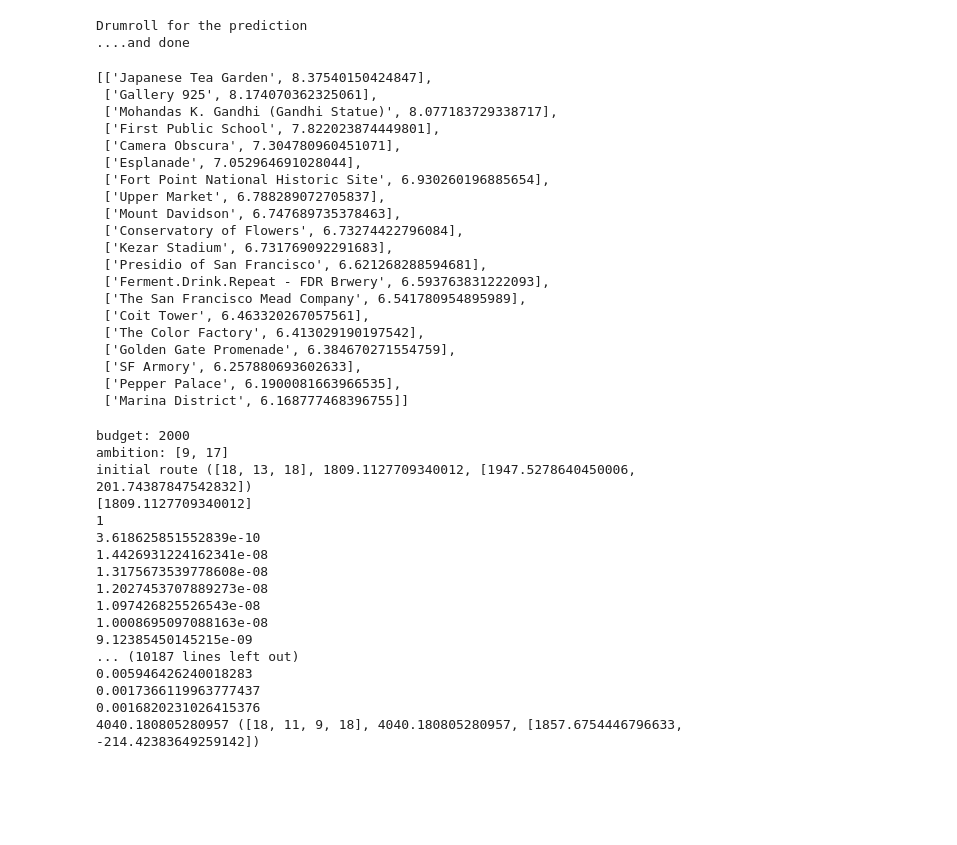
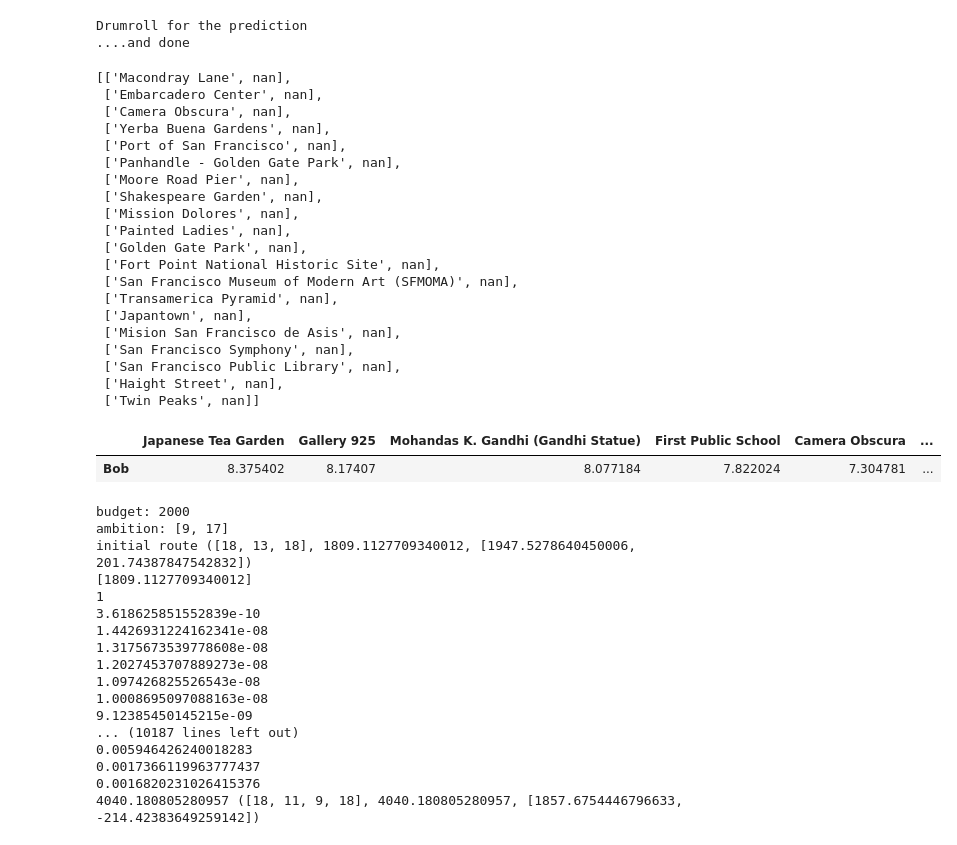
Before and after one commit to luxingshifu/TravelApp, a Jupyter notebook: testing_itin_generator.ipynb, the cells around one changed output. Drawn from its saved outputs; the diff is of its cells as text; code cells hidden in the pictures; blank space fills up the shorter version.

Commit message:
still working on database

```diff
--- a/testing_itin_generator.ipynb
+++ b/testing_itin_generator.ipynb
@@ -5,5 +7,5 @@ from api_itin import itin_generator
 # %%
-preferences=[10,8,-5,4]
+preferences=[0,0,0,0]
 prefs=recommender.preferences_to_placescores(preferences,num_results=20,weight=-10)
 # %% [output]
 Drumroll for the prediction
@@ -11,23 +13,23 @@ Drumroll for the prediction
 # %%
 prefs
 # %% [output]
-[['Japanese Tea Garden', 8.37540150424847],
- ['Gallery 925', 8.174070362325061],
- ['Mohandas K. Gandhi (Gandhi Statue)', 8.077183729338717],
- ['First Public School', 7.822023874449801],
- ['Camera Obscura', 7.304780960451071],
- ['Esplanade', 7.052964691028044],
- ['Fort Point National Historic Site', 6.930260196885654],
- ['Upper Market', 6.788289072705837],
- ['Mount Davidson', 6.747689735378463],
- ['Conservatory of Flowers', 6.73274422796084],
- ['Kezar Stadium', 6.731769092291683],
- ['Presidio of San Francisco', 6.621268288594681],
- ['Ferment.Drink.Repeat - FDR Brwery', 6.593763831222093],
- ['The San Francisco Mead Company', 6.541780954895989],
- ['Coit Tower', 6.463320267057561],
- ['The Color Factory', 6.413029190197542],
- ['Golden Gate Promenade', 6.384670271554759],
- ['SF Armory', 6.257880693602633],
- ['Pepper Palace', 6.1900081663966535],
- ['Marina District', 6.168777468396755]]
+[['Macondray Lane', nan],
+ ['Embarcadero Center', nan],
+ ['Camera Obscura', nan],
+ ['Yerba Buena Gardens', nan],
+ ['Port of San Francisco', nan],
+ ['Panhandle - Golden Gate Park', nan],
+ ['Moore Road Pier', nan],
+ ['Shakespeare Garden', nan],
+ ['Mission Dolores', nan],
+ ['Painted Ladies', nan],
+ ['Golden Gate Park', nan],
+ ['Fort Point National Historic Site', nan],
+ ['San Francisco Museum of Modern Art (SFMOMA)', nan],
+ ['Transamerica Pyramid', nan],
+ ['Japantown', nan],
+ ['Mision San Francisco de Asis', nan],
+ ['San Francisco Symphony', nan],
+ ['San Francisco Public Library', nan],
+ ['Haight Street', nan],
+ ['Twin Peaks', nan]]
@@ -34,3 +38,10 @@ prefs
+# %%
+#convert prefs to database
+dct={x[0]:[x[1]] for x in prefs}
+pd.DataFrame(dct).rename({0:'Bob'})
+# %% [output]
+|  | Japanese Tea Garden | Gallery 925 | Mohandas K. Gandhi (Gandhi Statue) | First Public School | Camera Obscura | ... |
+| Bob | 8.375402 | 8.17407 | 8.077184 | 7.822024 | 7.304781 | ... |
 # %%
 progress, routes, best_route, names=itin_generator(prefs)
 # %% [output]
```
Also changed, not shown: parts of 2 cells of this notebook, 5 other files.
